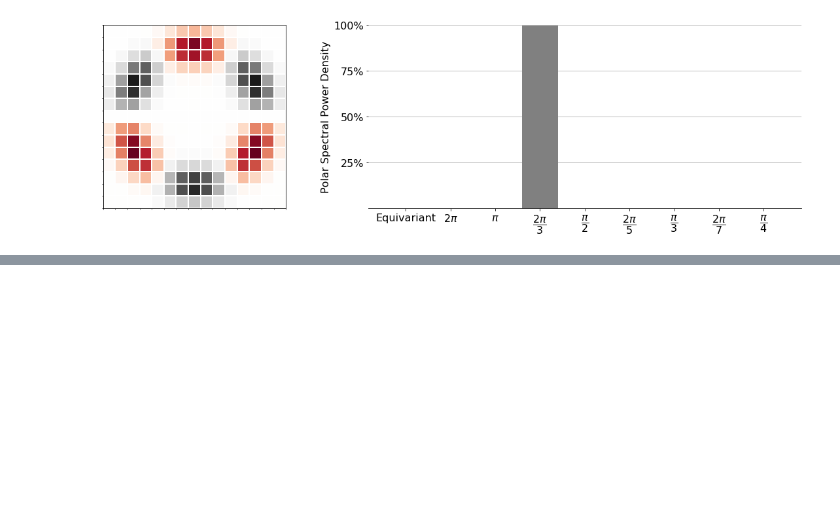
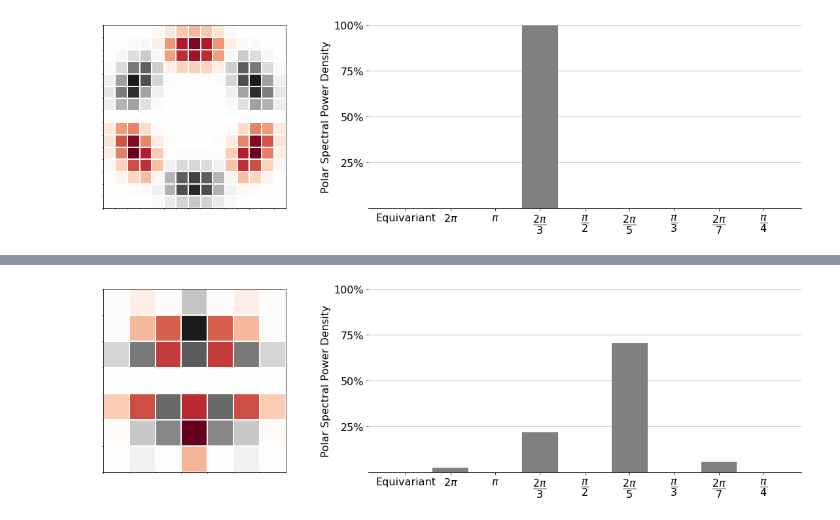
Before and after one commit to gabriel-lepetitaimon/steered-fcnn, a Jupyter notebook: OrientednessAnalysis.ipynb, the cells around one changed output, grey strips where cells are left out. Saved outputs shown, nothing was run; the diff lists cells and outputs as text; code cells hidden in the pictures; blank space fills up the shorter version.

```diff
--- a/OrientednessAnalysis.ipynb
+++ b/OrientednessAnalysis.ipynb
@@ -198,0 +189,5 @@ with np.printoptions(precision=3, suppress=True):
+# %%
+F0 = radial_steerable_filter(7, k=5,r=2, std=1)
+plot_filter(-np.real(F0), axis=False, spd=16)
+# %% [output]
+[figure, added]
```
Also changed, not shown: parts of 21 cells of this notebook, 3 other files.
